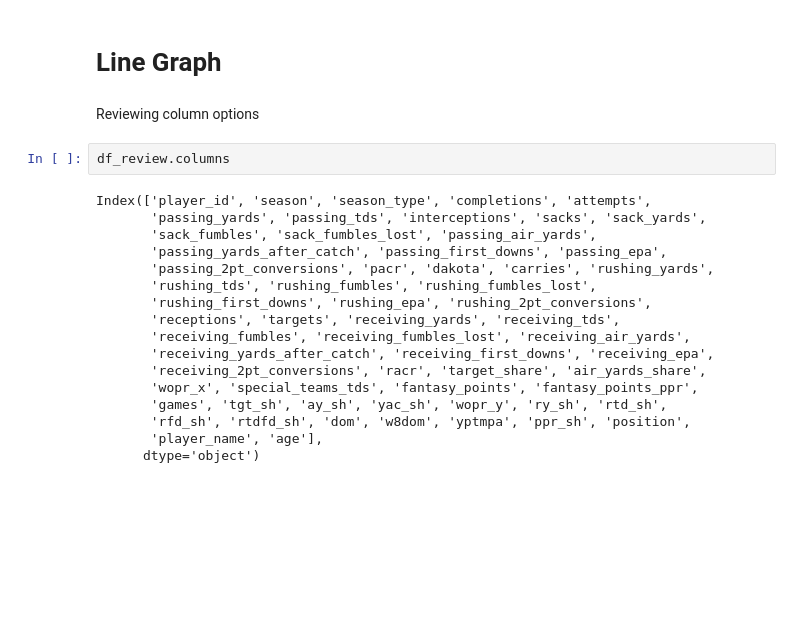
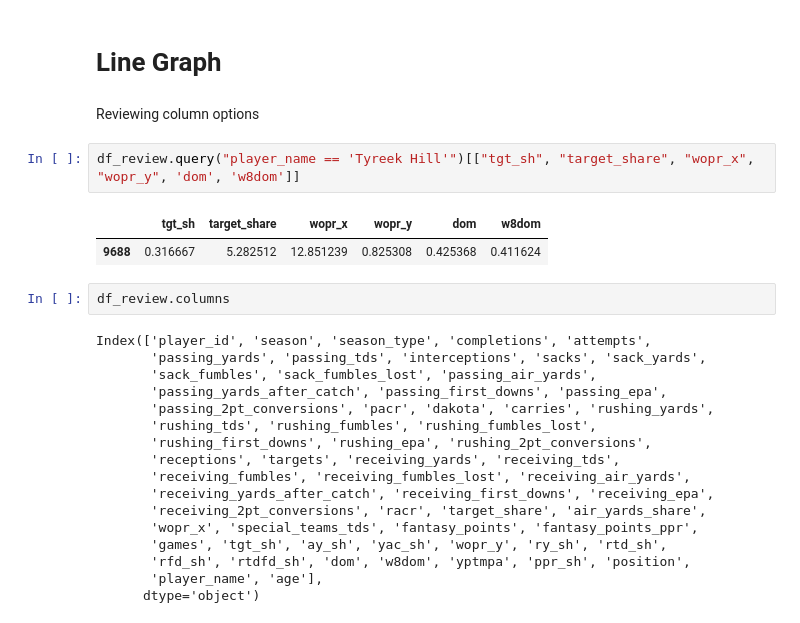
Before and after one commit to Alex-Bishka/Fantasy, a Jupyter notebook: Analysis/Notebooks/SeasonReviewNotebooks/Season Review - Scatter Plot.ipynb, the cells around one changed output. Cells and saved outputs as stored; diff of their text form; blank space fills up the shorter version.

```diff
--- a/Analysis/Notebooks/SeasonReviewNotebooks/Season Review - Scatter Plot.ipynb
+++ b/Analysis/Notebooks/SeasonReviewNotebooks/Season Review - Scatter Plot.ipynb
@@ -23,6 +23,11 @@ assert(df_review["games"].max() == 17)
 # Line Graph
 # %% [markdown]
 Reviewing column options
+# %%
+df_review.query("player_name == 'Tyreek Hill'")[["tgt_sh", "target_share", "wopr_x", "wopr_y", 'dom', 'w8dom']]
+# %% [output]
+|  | tgt_sh | target_share | wopr_x | wopr_y | dom | w8dom |
+| 9688 | 0.316667 | 5.282512 | 12.851239 | 0.825308 | 0.425368 | 0.411624 |
 # %%
 df_review.columns
 # %% [output]
```
Also changed, not shown: parts of 5 cells of this notebook, 3 other files.
